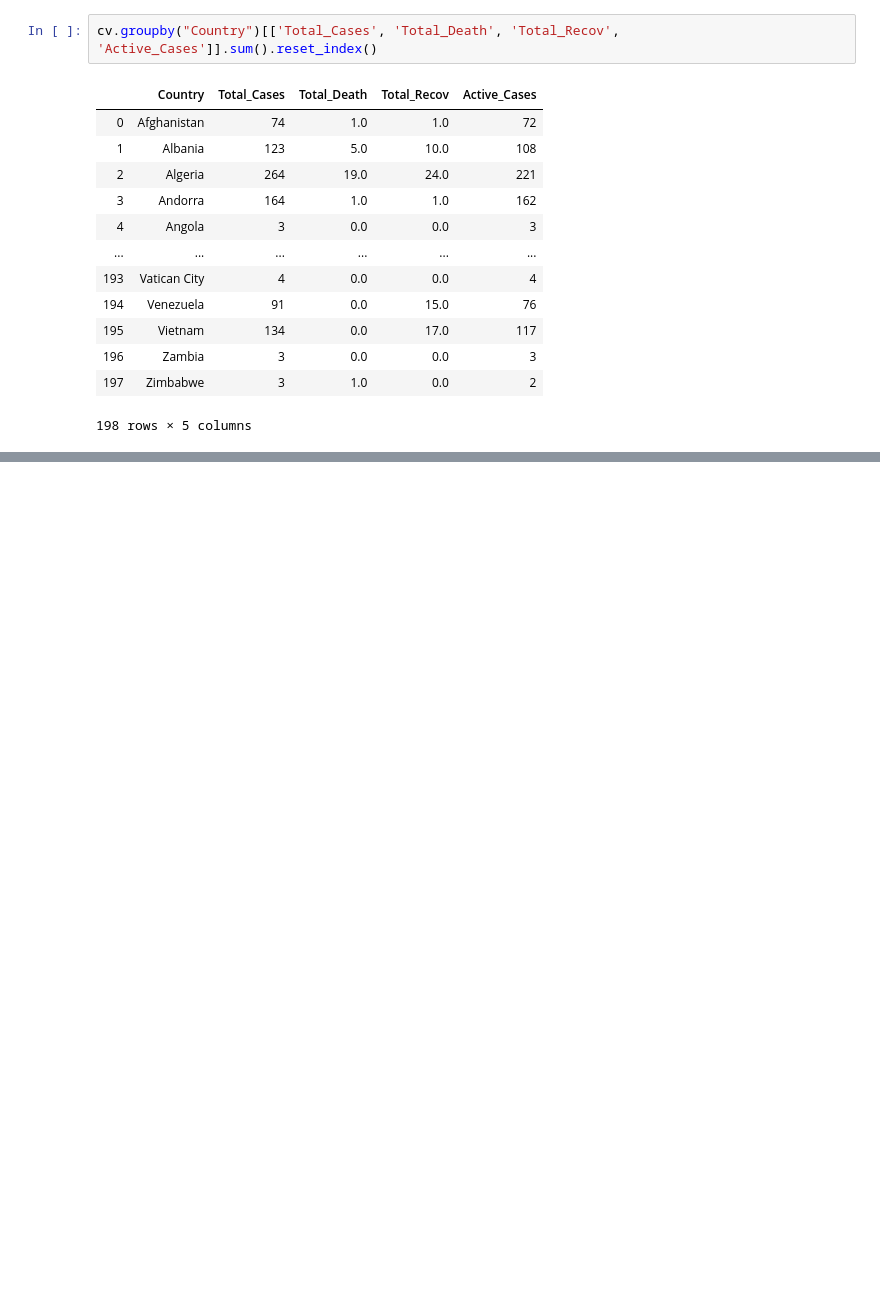
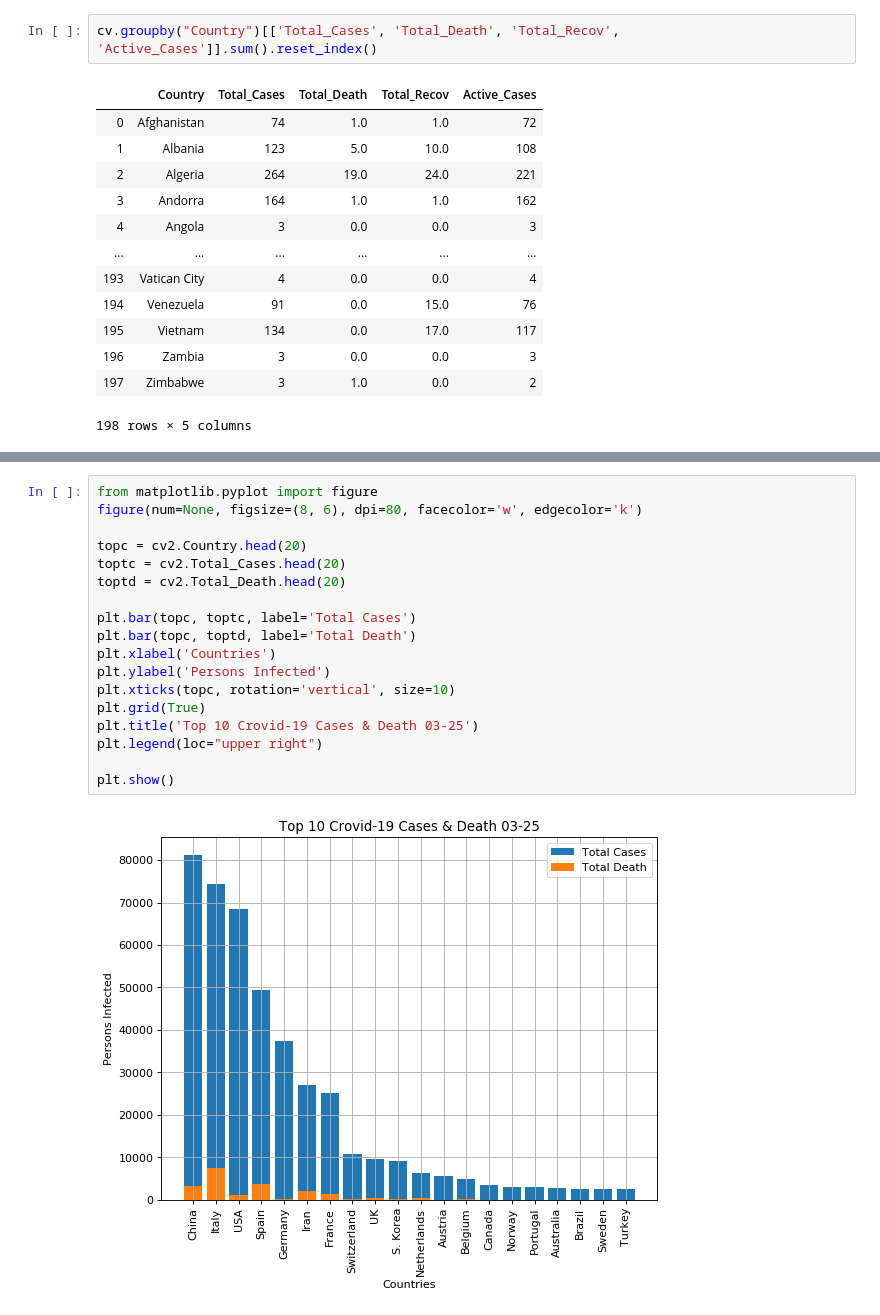
Before and after one commit to yordanisp/Pandas, a Jupyter notebook: Covid-19.ipynb, the cells around one changed output, grey strips where cells are left out. Drawn from its saved outputs; the diff is of its cells as text; blank space fills up the shorter version.

```diff
--- a/Covid-19.ipynb
+++ b/Covid-19.ipynb
@@ -106,0 +108,20 @@ plt.show()
+# %%
+from matplotlib.pyplot import figure
+figure(num=None, figsize=(8, 6), dpi=80, facecolor='w', edgecolor='k')
+
+topc = cv2.Country.head(20)
+toptc = cv2.Total_Cases.head(20)
+toptd = cv2.Total_Death.head(20)
+
+plt.bar(topc, toptc, label='Total Cases')
+plt.bar(topc, toptd, label='Total Death')
+plt.xlabel('Countries')
+plt.ylabel('Persons Infected')
+plt.xticks(topc, rotation='vertical', size=10)
+plt.grid(True)
+plt.title('Top 10 Crovid-19 Cases & Death 03-25')
+plt.legend(loc="upper right")
+
+plt.show()
+# %% [output]
+[figure, added]
```
Also changed, not shown: parts of 2 cells of this notebook.
